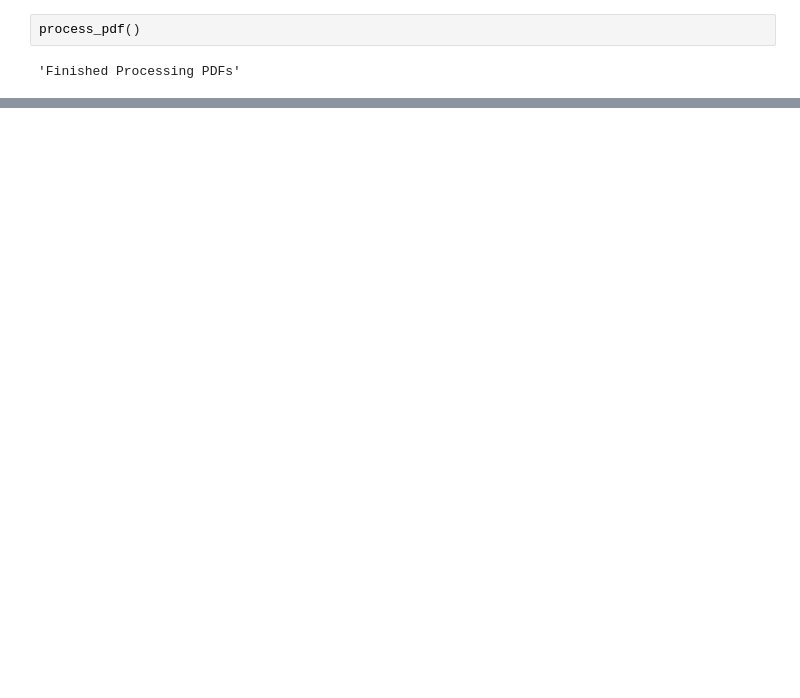
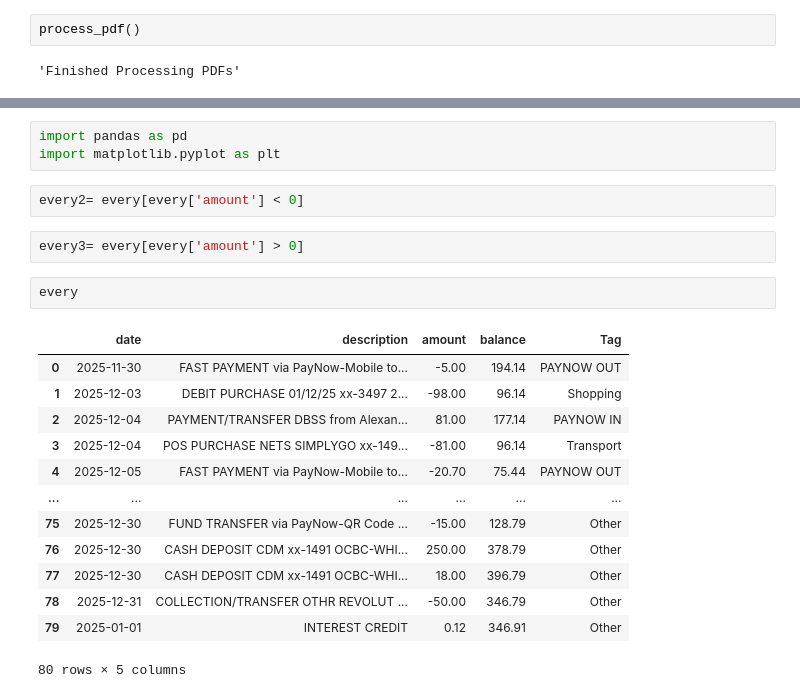
Before and after one commit to Shiraishie/bank_categorizer, a Jupyter notebook: bank_categorizer.ipynb, the cells around one changed output, grey strips where cells are left out. Drawn from its saved outputs; the diff is of its cells as text; blank space fills up the shorter version.

```diff
--- a/bank_categorizer.ipynb
+++ b/bank_categorizer.ipynb
@@ -271,0 +313,23 @@ every =  final_classification_function(df)
+# %%
+import pandas as pd
+import matplotlib.pyplot as plt
+# %%
+every2= every[every['amount'] < 0]
+# %%
+every3= every[every['amount'] > 0]
+# %%
+every
+# %% [output]
+|  | date | description | amount | balance | Tag |
+| 0 | 2025-11-30 | FAST PAYMENT via PayNow-Mobile to... | -5.00 | 194.14 | PAYNOW OUT |
+| 1 | 2025-12-03 | DEBIT PURCHASE 01/12/25 xx-3497 2... | -98.00 | 96.14 | Shopping |
+| 2 | 2025-12-04 | PAYMENT/TRANSFER DBSS from Alexan... | 81.00 | 177.14 | PAYNOW IN |
+| 3 | 2025-12-04 | POS PURCHASE NETS SIMPLYGO xx-149... | -81.00 | 96.14 | Transport |
+| 4 | 2025-12-05 | FAST PAYMENT via PayNow-Mobile to... | -20.70 | 75.44 | PAYNOW OUT |
+| ... | ... | ... | ... | ... | ... |
+| 75 | 2025-12-30 | FUND TRANSFER via PayNow-QR Code ... | -15.00 | 128.79 | Other |
+| 76 | 2025-12-30 | CASH DEPOSIT CDM xx-1491 OCBC-WHI... | 250.00 | 378.79 | Other |
+| 77 | 2025-12-30 | CASH DEPOSIT CDM xx-1491 OCBC-WHI... | 18.00 | 396.79 | Other |
+| 78 | 2025-12-31 | COLLECTION/TRANSFER OTHR REVOLUT ... | -50.00 | 346.79 | Other |
+| 79 | 2025-01-01 | INTEREST CREDIT | 0.12 | 346.91 | Other |
+80 rows × 5 columns
```
Also changed, not shown: parts of 10 cells of this notebook, 1 other file.
